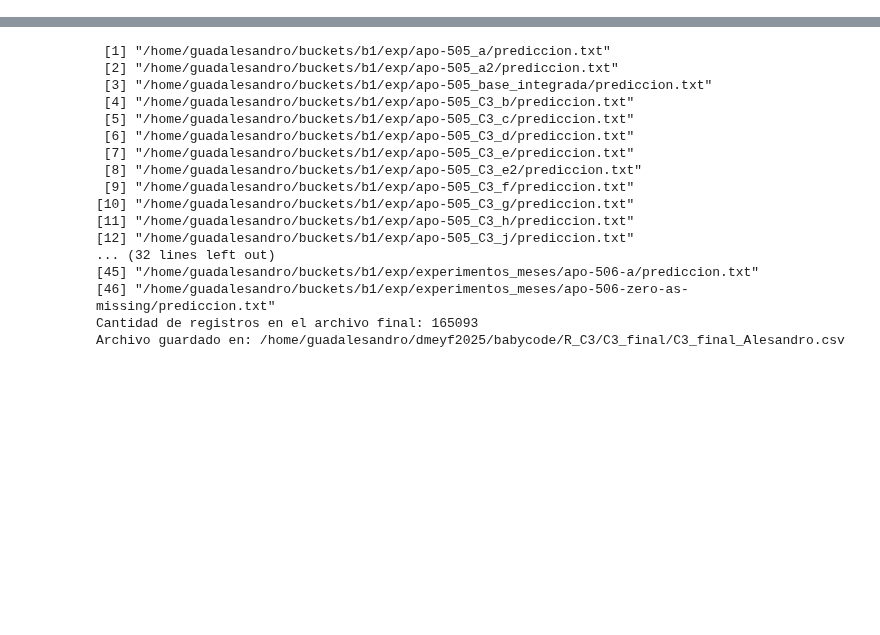
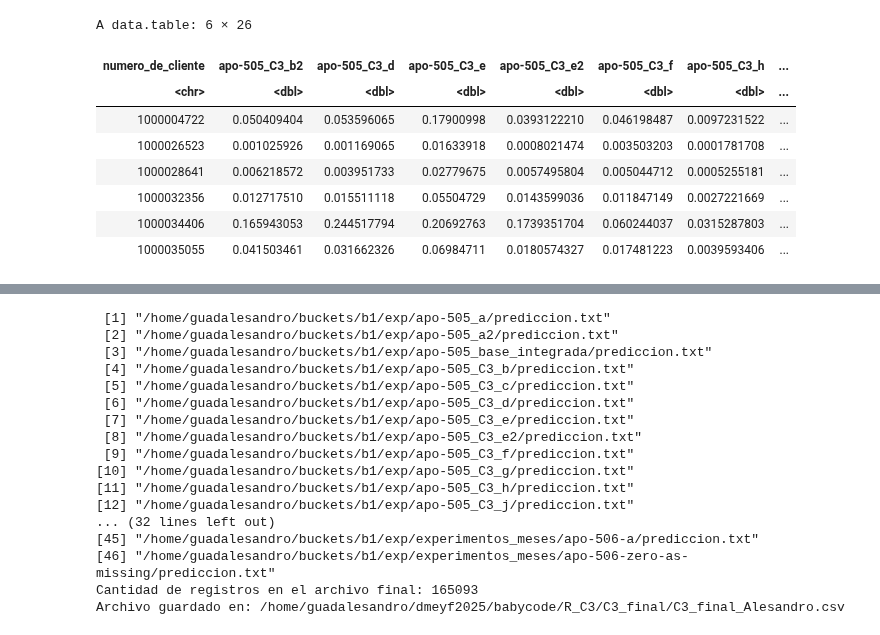
Before and after one commit to Guadito/dmeyf2025, a Jupyter notebook: babycode/R_C3/Archivo ensemble.ipynb, the cells around one changed output, grey strips where cells are left out. Saved outputs shown, nothing was run; the diff lists cells and outputs as text; code cells hidden in the pictures; blank space fills up the shorter version.

```diff
--- a/babycode/R_C3/Archivo ensemble.ipynb
+++ b/babycode/R_C3/Archivo ensemble.ipynb
@@ -281,0 +295,20 @@ A data.table: 21 × 9
+# %%
+# Convertir de formato largo a ancho, con cada modelo en una columna
+pred_wide <- dcast(
+  pred_all,
+  numero_de_cliente ~ modelo, # Clientes en filas, modelos en columnas
+  value.var = "prob"
+)
+
+# Muestra las primeras filas (opcional)
+head(pred_wide)
+# %% [output]
+A data.table: 6 × 26
+| numero_de_cliente | apo-505_C3_b2 | apo-505_C3_d | apo-505_C3_e | apo-505_C3_e2 | apo-505_C3_f | apo-505_C3_h | ... |
+| <chr> | <dbl> | <dbl> | <dbl> | <dbl> | <dbl> | <dbl> | ... |
+| 1000004722 | 0.050409404 | 0.053596065 | 0.17900998 | 0.0393122210 | 0.046198487 | 0.0097231522 | ... |
+| 1000026523 | 0.001025926 | 0.001169065 | 0.01633918 | 0.0008021474 | 0.003503203 | 0.0001781708 | ... |
+| 1000028641 | 0.006218572 | 0.003951733 | 0.02779675 | 0.0057495804 | 0.005044712 | 0.0005255181 | ... |
+| 1000032356 | 0.012717510 | 0.015511118 | 0.05504729 | 0.0143599036 | 0.011847149 | 0.0027221669 | ... |
+| 1000034406 | 0.165943053 | 0.244517794 | 0.20692763 | 0.1739351704 | 0.060244037 | 0.0315287803 | ... |
+| 1000035055 | 0.041503461 | 0.031662326 | 0.06984711 | 0.0180574327 | 0.017481223 | 0.0039593406 | ... |
```
Also changed, not shown: parts of 9 cells of this notebook.
